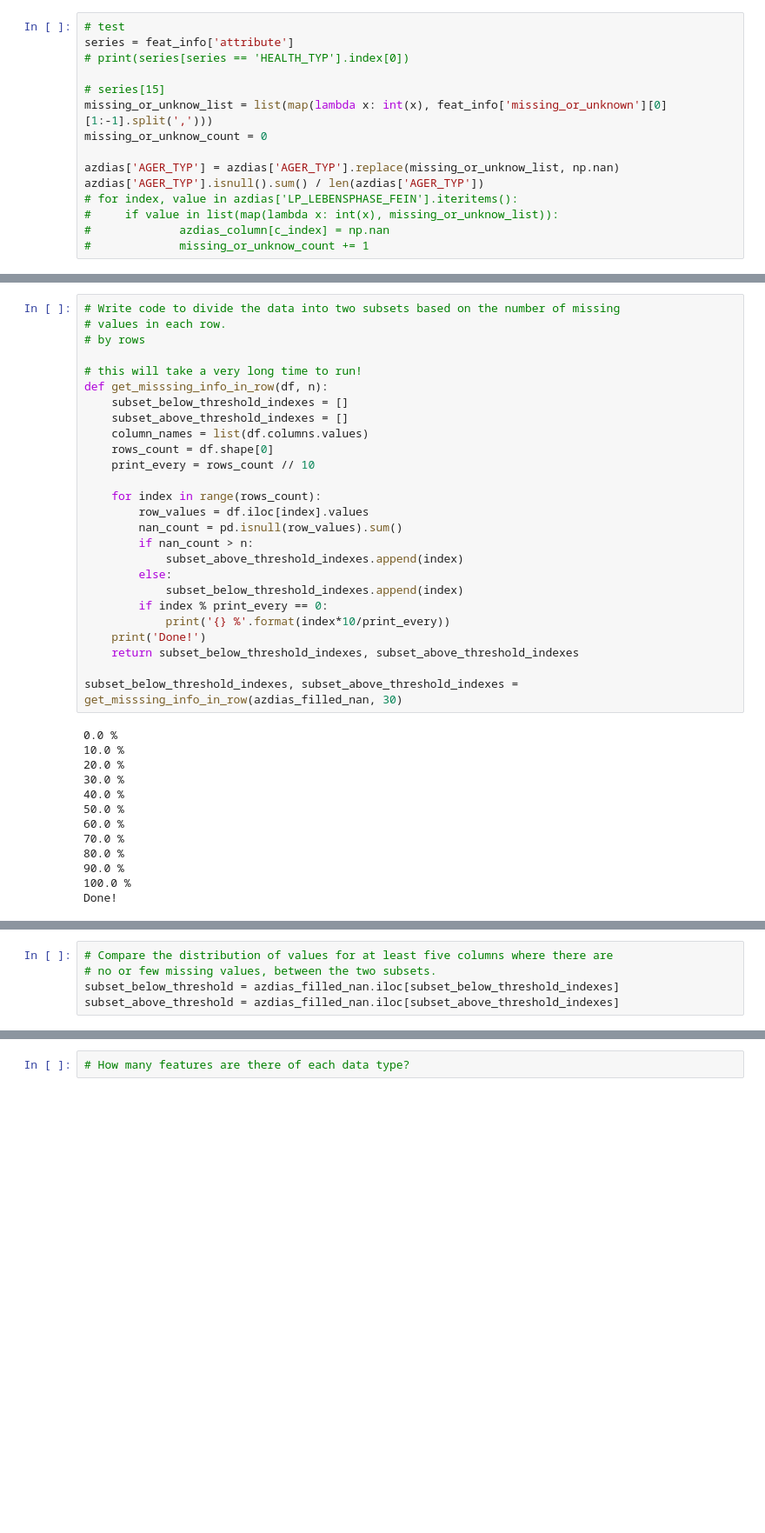
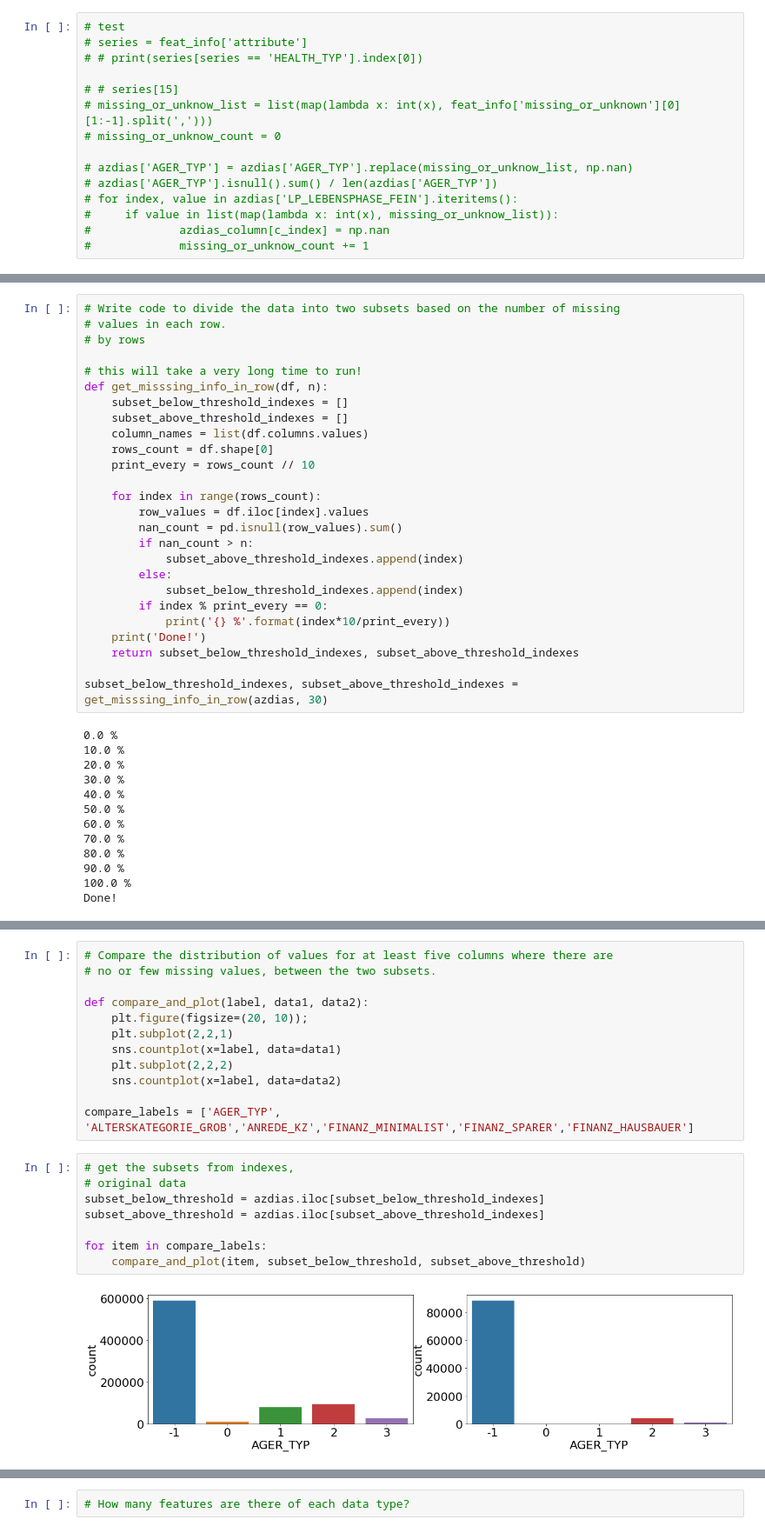
Before and after one commit to dylan-shao/ML-DS-Udacity_Data_Scientist_Nanodegree, a Jupyter notebook: 0. Projects/Unspuervised Learning: Identify_Customer_Segments/Identify_Customer_Segments.ipynb, the cells around one changed output, grey strips where cells are left out. Shown at 87% size. Cells and saved outputs as stored; diff of their text form; blank space fills up the shorter version.

Commit message:
Unspuervised project: compare two subsets

```diff
--- a/0. Projects/Unspuervised Learning: Identify_Customer_Segments/Identify_Customer_Segments.ipynb
+++ b/0. Projects/Unspuervised Learning: Identify_Customer_Segments/Identify_Customer_Segments.ipynb
@@ -114,15 +114,15 @@ The fourth column of the feature attributes summary (loaded in above as `feat_in
 **As one more reminder, you are encouraged to add additional cells to break up your analysis into manageable chunks.**
 # %%
 # test
-series = feat_info['attribute']
-# print(series[series == 'HEALTH_TYP'].index[0])
+# series = feat_info['attribute']
+# # print(series[series == 'HEALTH_TYP'].index[0])
 
-# series[15]
-missing_or_unknow_list = list(map(lambda x: int(x), feat_info['missing_or_unknown'][0][1:-1].split(',')))
-missing_or_unknow_count = 0
+# # series[15]
+# missing_or_unknow_list = list(map(lambda x: int(x), feat_info['missing_or_unknown'][0][1:-1].split(',')))
+# missing_or_unknow_count = 0
 
-azdias['AGER_TYP'] = azdias['AGER_TYP'].replace(missing_or_unknow_list, np.nan)
-azdias['AGER_TYP'].isnull().sum() / len(azdias['AGER_TYP'])
+# azdias['AGER_TYP'] = azdias['AGER_TYP'].replace(missing_or_unknow_list, np.nan)
+# azdias['AGER_TYP'].isnull().sum() / len(azdias['AGER_TYP'])
 # for index, value in azdias['LP_LEBENSPHASE_FEIN'].iteritems():
 #     if value in list(map(lambda x: int(x), missing_or_unknow_list)):
 #             azdias_column[c_index] = np.nan
@@ -319,7 +319,7 @@ def get_misssing_info_in_row(df, n):
     print('Done!')
     return subset_below_threshold_indexes, subset_above_threshold_indexes
 
-subset_below_threshold_indexes, subset_above_threshold_indexes = get_misssing_info_in_row(azdias_filled_nan, 30)
+subset_below_threshold_indexes, subset_above_threshold_indexes = get_misssing_info_in_row(azdias, 30)
 # %% [output]
 0.0 %
 10.0 %
@@ -336,5 +341,22 @@ Done!
 # %%
 # Compare the distribution of values for at least five columns where there are
 # no or few missing values, between the two subsets.
-subset_below_threshold = azdias_filled_nan.iloc[subset_below_threshold_indexes]
-subset_above_threshold = azdias_filled_nan.iloc[subset_above_threshold_indexes]
+
+def compare_and_plot(label, data1, data2):
+    plt.figure(figsize=(20, 10));
+    plt.subplot(2,2,1)
+    sns.countplot(x=label, data=data1)
+    plt.subplot(2,2,2)
+    sns.countplot(x=label, data=data2)
+
+compare_labels = ['AGER_TYP', 'ALTERSKATEGORIE_GROB','ANREDE_KZ','FINANZ_MINIMALIST','FINANZ_SPARER','FINANZ_HAUSBAUER']
+# %%
+# get the subsets from indexes,
+# original data
+subset_below_threshold = azdias.iloc[subset_below_threshold_indexes]
+subset_above_threshold = azdias.iloc[subset_above_threshold_indexes]
+
+for item in compare_labels:
+    compare_and_plot(item, subset_below_threshold, subset_above_threshold)
+# %% [output]
+[figure, added]
```
Also changed, not shown: parts of 5 cells of this notebook, 21 other files.
